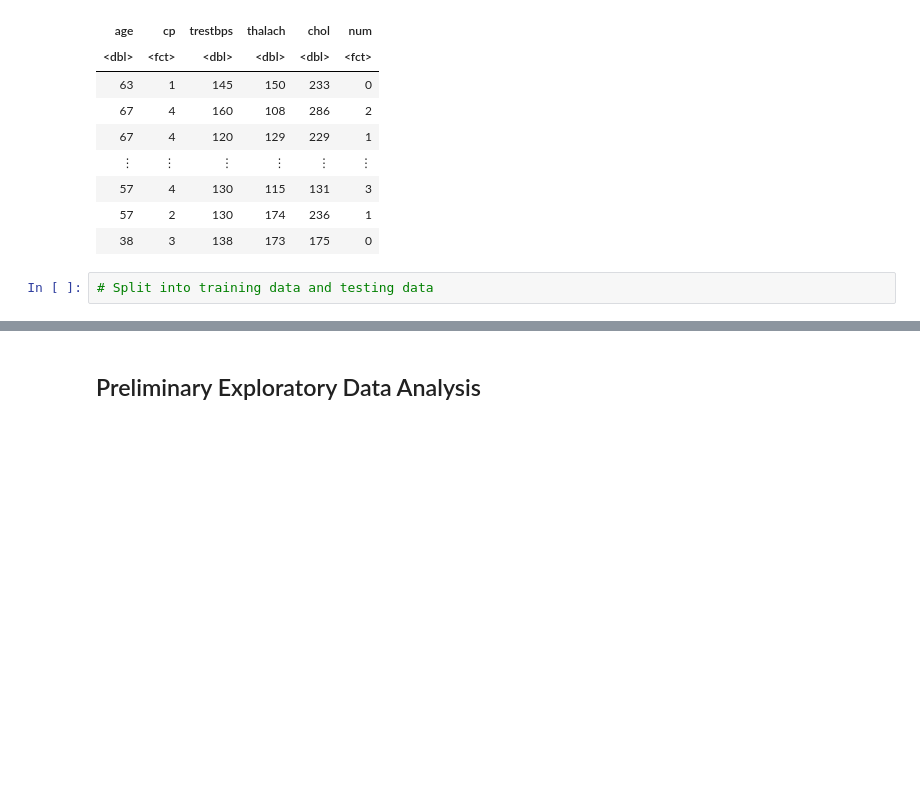
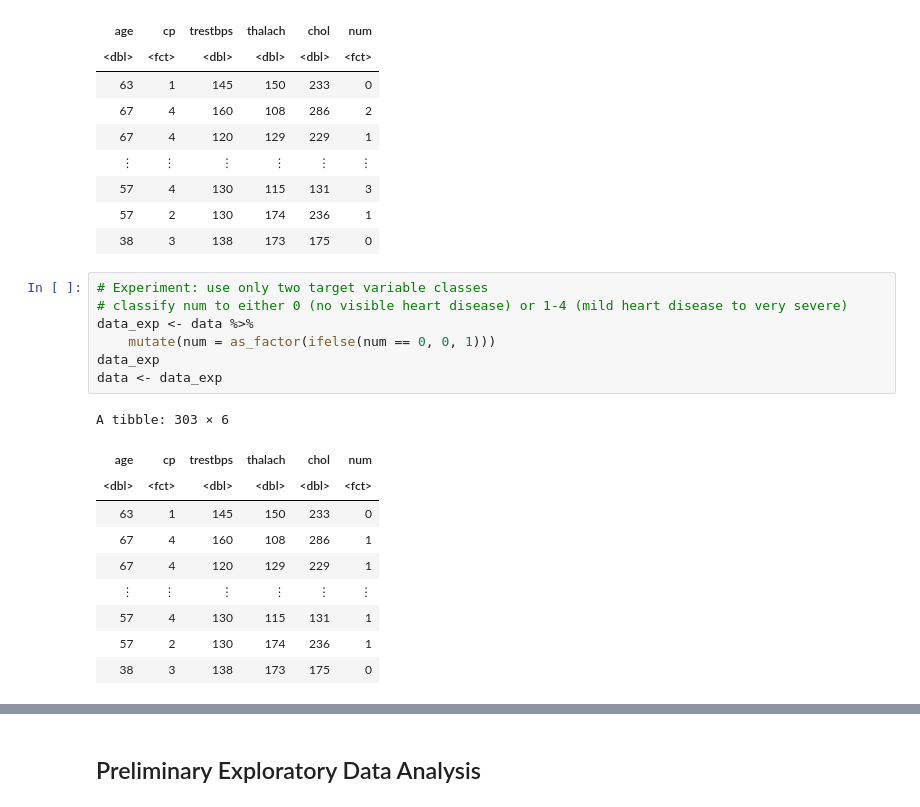
Before and after one commit to CameronGeisler/dsci-project, a Jupyter notebook: proposal2.ipynb, the cells around one changed output, grey strips where cells are left out. Drawn from its saved outputs; the diff is of its cells as text; blank space fills up the shorter version.

```diff
--- a/proposal2.ipynb
+++ b/proposal2.ipynb
@@ -97,5 +97,21 @@ A tibble: 303 × 6
 | 57 | 4 | 130 | 115 | 131 | 3 |
 | 57 | 2 | 130 | 174 | 236 | 1 |
 | 38 | 3 | 138 | 173 | 175 | 0 |
-# %%
-# Split into training data and testing data
+# %%
+# Experiment: use only two target variable classes
+# classify num to either 0 (no visible heart disease) or 1-4 (mild heart disease to very severe)
+data_exp <- data %>%
+    mutate(num = as_factor(ifelse(num == 0, 0, 1)))
+data_exp
+data <- data_exp
+# %% [output]
+A tibble: 303 × 6
+| age | cp | trestbps | thalach | chol | num |
+| <dbl> | <fct> | <dbl> | <dbl> | <dbl> | <fct> |
+| 63 | 1 | 145 | 150 | 233 | 0 |
+| 67 | 4 | 160 | 108 | 286 | 1 |
+| 67 | 4 | 120 | 129 | 229 | 1 |
+| ⋮ | ⋮ | ⋮ | ⋮ | ⋮ | ⋮ |
+| 57 | 4 | 130 | 115 | 131 | 1 |
+| 57 | 2 | 130 | 174 | 236 | 1 |
+| 38 | 3 | 138 | 173 | 175 | 0 |
```
Also changed, not shown: parts of 3 cells of this notebook.
